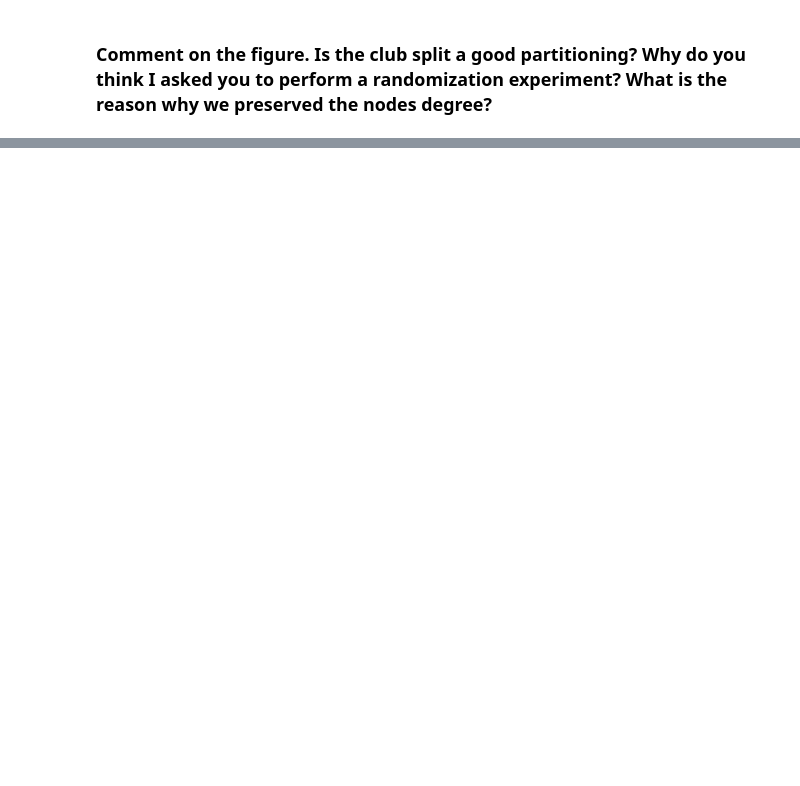
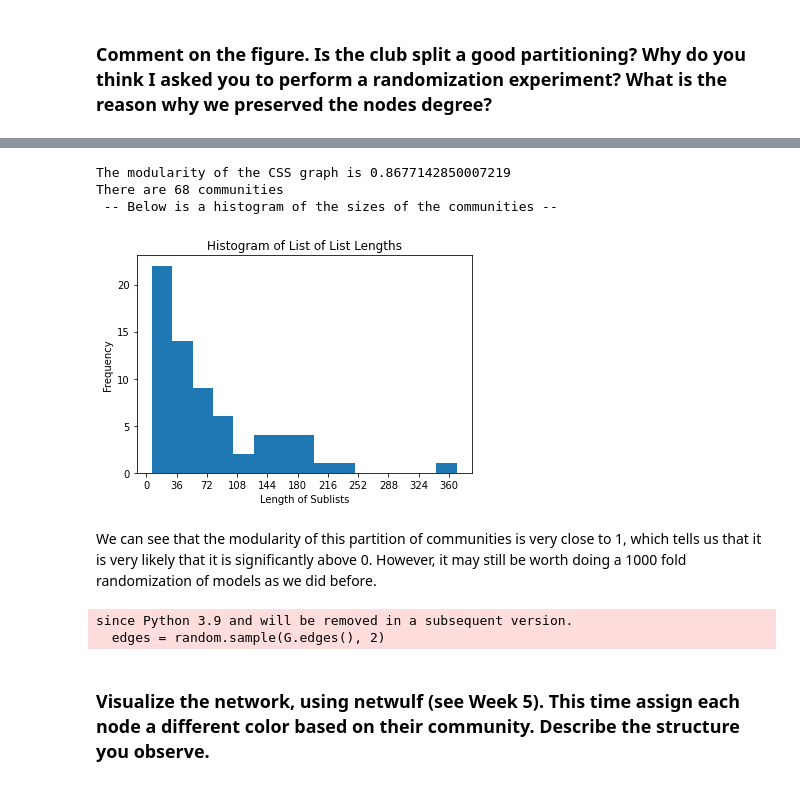
Before and after one commit to davidAlvaBro/comsocsci2023, a Jupyter notebook: Assignment2.ipynb, the cells around one changed output, grey strips where cells are left out. Cells and saved outputs as stored; diff of their text form; code cells hidden in the pictures; blank space fills up the shorter version.

Commit message:
Added features for the assignment until week 7 and began on week 8

```diff
--- a/Assignment2.ipynb
+++ b/Assignment2.ipynb
@@ -434,0 +457,15 @@ The point of prserving the nodes degree is to ensure any change was due to a dif
+# %%
+# Function that applies the Louvain algorithm to a grap, and returns communities
+def louvain_communities(graph):
+    # Use the louvain method to find communities
+    partition = community.best_partition(graph) # community function that uses Louvain-algorithm
+
+    # Reformat the partitioning
+    communities = {}
+    for node, community_id in partition.items():
+        if community_id in communities:
+            communities[community_id].append(node)
+        else:
+            communities[community_id] = [node]
+
+    return list(communities.values())
@@ -437,0 +528,41 @@ We still work on the giant component in this section, as it does not really make
+# %%
+# Finding the communities in the giant component with the Louvain algorithm
+CSS_louvain_groups = louvain_communities(CSS_giant)
+
+# Compute the modulary of the giant component, with the Louvain communities
+CSS_modularity = modularity(CSS_giant, CSS_louvain_groups)
+
+print("The modularity of the CSS graph is " + str(CSS_modularity))
+print("There are " + str(len(CSS_louvain_groups)) + " communities")
+
+# Plot the distribution of community sizes
+print(" -- Below is a histogram of the sizes of the communities -- ")
+community_sizes = [len(sublist) for sublist in CSS_louvain_groups]
+plt.hist(community_sizes, bins = 15)
+plt.xlabel('Length of Sublists')
+plt.ylabel('Frequency')
+plt.xticks(range(0, max(community_sizes)+1, (max(community_sizes)) // 10))
+plt.title('Histogram of List of List Lengths')
+plt.show()
+# %% [output]
+The modularity of the CSS graph is 0.8677142850007219
+There are 68 communities
+ -- Below is a histogram of the sizes of the communities --
+[figure, added]
+# %% [markdown]
+We can see that the modularity of this partition of communities is very close to 1, which tells us that it is very likely that it is significantly above 0. However, it may still be worth doing a 1000 fold randomization of models as we did before.
+# %%
+#Set seed in the interest of repeatability
+random.seed(69420)
+#A list that will contain a thousand randomized modularities
+rand_modularities_2 = []
+
+#The loop that produces a thousand edge swapped datasets, and appends them to rand_modularities
+#Here we use the previously defined modularity and edge_swap funtions
+giant_unfrozen = nx.Graph(CSS_giant)
+for i in tqdm(range(100)):
+    rand_giant = edge_swap(giant_unfrozen, 13046)
+    rand_modularities_2.append(modularity(rand_giant, CSS_louvain_groups))
+# %% [output]
+since Python 3.9 and will be removed in a subsequent version.
+  edges = random.sample(G.edges(), 2)
@@ -437,0 +578,2 @@ We still work on the giant component in this section, as it does not really make
+# %% [markdown]
+### Visualize the network, using netwulf (see Week 5). This time assign each node a different color based on their community. Describe the structure you observe.
```
Also changed, not shown: parts of 37 cells of this notebook.
